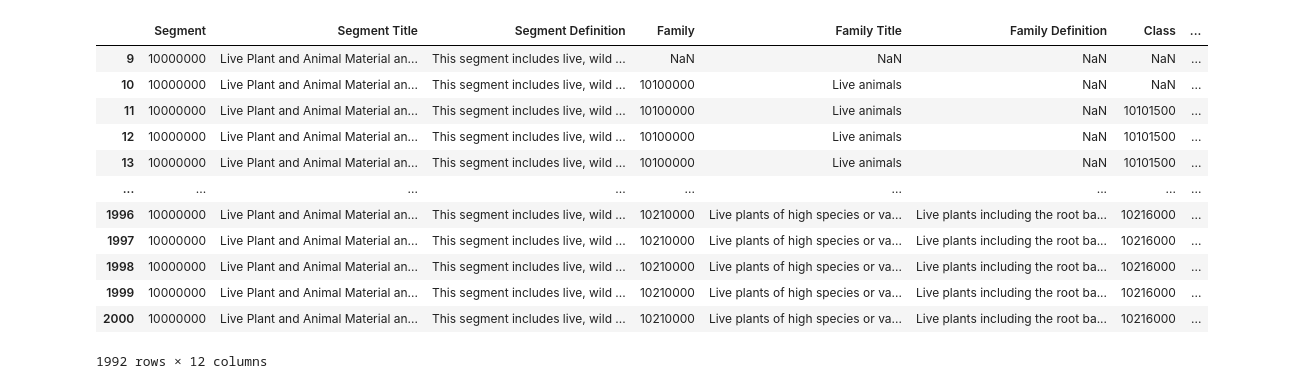
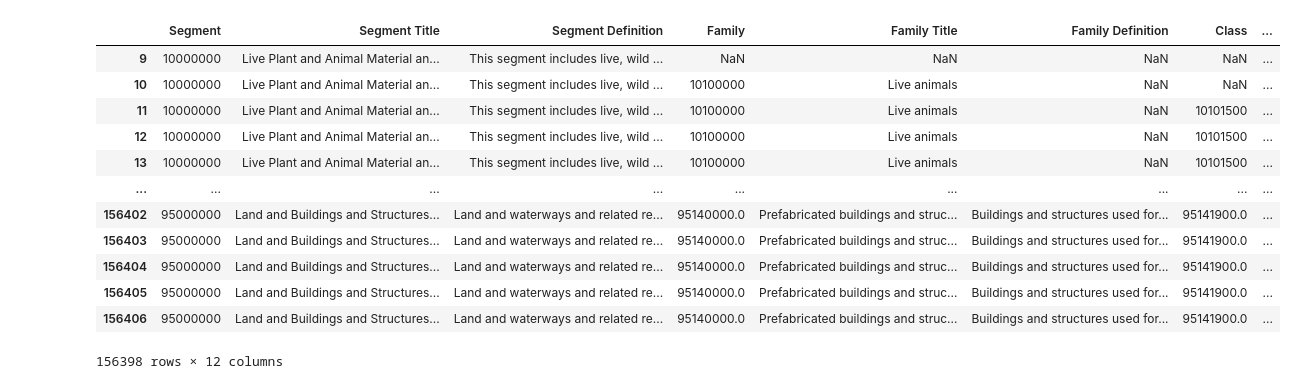
Before and after one commit to diz28/CS5800_finalproject, a Jupyter notebook: term_project.ipynb, the cells around one changed output. Drawn from its saved outputs; the diff is of its cells as text; code cells hidden in the pictures.

```diff
--- a/term_project.ipynb
+++ b/term_project.ipynb
@@ -241,23 +186,23 @@ print(json.dumps(tc_table_lvl_3, sort_keys=True, indent=2))
 # %%
 # Convert row to header and remove the row
 df_csv = df_csv.rename(columns=df_csv.iloc[8])
-df_csv = df_csv.loc[9:2000]
+df_csv = df_csv.loc[9:] # setter
 df_csv = df_csv.drop(columns = ['Version', 'Key', 'Column1', 'Synonym', 'Acronym'])
 df_csv
 # %% [output]
 |  | Segment | Segment Title | Segment Definition | Family | Family Title | Family Definition | Class | ... |
 | 9 | 10000000 | Live Plant and Animal Material an... | This segment includes live, wild ... | NaN | NaN | NaN | NaN | ... |
 | 10 | 10000000 | Live Plant and Animal Material an... | This segment includes live, wild ... | 10100000 | Live animals | NaN | NaN | ... |
 | 11 | 10000000 | Live Plant and Animal Material an... | This segment includes live, wild ... | 10100000 | Live animals | NaN | 10101500 | ... |
 | 12 | 10000000 | Live Plant and Animal Material an... | This segment includes live, wild ... | 10100000 | Live animals | NaN | 10101500 | ... |
 | 13 | 10000000 | Live Plant and Animal Material an... | This segment includes live, wild ... | 10100000 | Live animals | NaN | 10101500 | ... |
 | ... | ... | ... | ... | ... | ... | ... | ... | ... |
-| 1996 | 10000000 | Live Plant and Animal Material an... | This segment includes live, wild ... | 10210000 | Live plants of high species or va... | Live plants including the root ba... | 10216000 | ... |
-| 1997 | 10000000 | Live Plant and Animal Material an... | This segment includes live, wild ... | 10210000 | Live plants of high species or va... | Live plants including the root ba... | 10216000 | ... |
-| 1998 | 10000000 | Live Plant and Animal Material an... | This segment includes live, wild ... | 10210000 | Live plants of high species or va... | Live plants including the root ba... | 10216000 | ... |
-| 1999 | 10000000 | Live Plant and Animal Material an... | This segment includes live, wild ... | 10210000 | Live plants of high species or va... | Live plants including the root ba... | 10216000 | ... |
-| 2000 | 10000000 | Live Plant and Animal Material an... | This segment includes live, wild ... | 10210000 | Live plants of high species or va... | Live plants including the root ba... | 10216000 | ... |
+| 156402 | 95000000 | Land and Buildings and Structures... | Land and waterways and related re... | 95140000.0 | Prefabricated buildings and struc... | Buildings and structures used for... | 95141900.0 | ... |
+| 156403 | 95000000 | Land and Buildings and Structures... | Land and waterways and related re... | 95140000.0 | Prefabricated buildings and struc... | Buildings and structures used for... | 95141900.0 | ... |
+| 156404 | 95000000 | Land and Buildings and Structures... | Land and waterways and related re... | 95140000.0 | Prefabricated buildings and struc... | Buildings and structures used for... | 95141900.0 | ... |
+| 156405 | 95000000 | Land and Buildings and Structures... | Land and waterways and related re... | 95140000.0 | Prefabricated buildings and struc... | Buildings and structures used for... | 95141900.0 | ... |
+| 156406 | 95000000 | Land and Buildings and Structures... | Land and waterways and related re... | 95140000.0 | Prefabricated buildings and struc... | Buildings and structures used for... | 95141900.0 | ... |
-1992 rows × 12 columns
+156398 rows × 12 columns
 # %%
 column_name = 'Segment Title'
 column_name_2 = 'Segment Definition'
```
Also changed, not shown: parts of 24 cells of this notebook, 6 other files.
